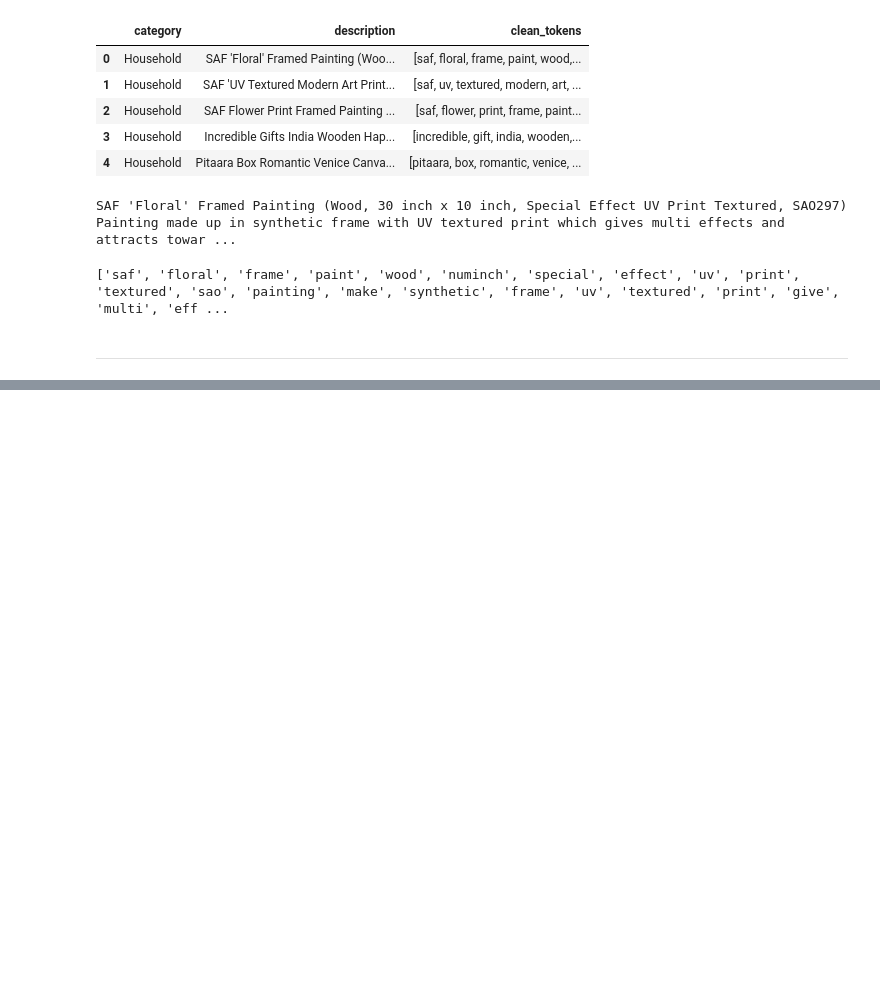
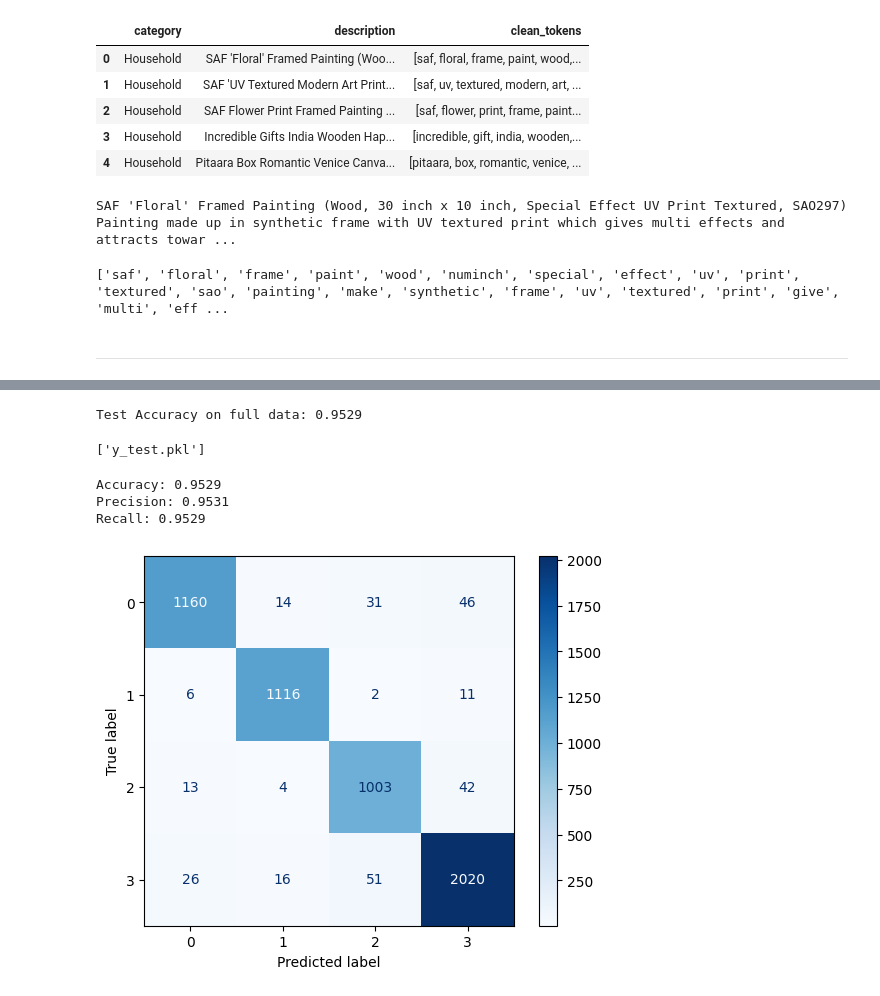
Before and after one commit to AlirezaSaffar/ecommerce-text-classifier, a Jupyter notebook: main.ipynb, the cells around one changed output, grey strips where cells are left out. Drawn from its saved outputs; the diff is of its cells as text; code cells hidden in the pictures; blank space fills up the shorter version.

Commit message:
Implement document classification pipeline: TF-IDF + Word2Vec (avg & TF-IDF weighted), train SVM/DT, save models

```diff
--- a/main.ipynb
+++ b/main.ipynb
@@ -689,0 +837,12 @@ with open('vocab.json', 'w') as f:
+# %%
+df = pd.read_csv("clean_tokens_with_category.csv")
+
+
+corpus = df['clean_tokens'].apply(eval).tolist()
+
+tfidf_results = compute_tfidf(corpus)
+
+for i, tfidf in enumerate(tfidf_results[:5]):
+    print(f"SEND {i+1} TF-IDF:")
+    print(tfidf)
+    print()
@@ -689,0 +864,23 @@ with open('vocab.json', 'w') as f:
+# %%
+y_labels = df['category'].tolist()
+le = LabelEncoder()
+y = le.fit_transform(y_labels)
+
+X = tfidf_results
+
+rows, cols, data = [], [], []
+all_features = sorted({w for d in X for w in d.keys()})
+feature_index = {f: i for i, f in enumerate(all_features)}
+
+for r, doc in enumerate(X):
+    for w, val in doc.items():
+        c = feature_index[w]
+        rows.append(r)
+        cols.append(c)
+        data.append(val)
+
+X_sparse = csr_matrix((data, (rows, cols)), shape=(len(X), len(all_features)))
+
+X_train, X_test, y_train, y_test = train_test_split(
+    X_sparse, y, test_size=0.2, random_state=42, stratify=y
+)
@@ -689,0 +919,22 @@ with open('vocab.json', 'w') as f:
+# %%
+best_config = {'kernel': 'linear', 'C': 10}
+traintfidf(best_config,X_train,y_train,X_test,y_test)
+# %% [output]
+Test Accuracy on full data: 0.9529
+# %%
+joblib.dump(X_train, "X_train.pkl")
+joblib.dump(y_train, "y_train.pkl")
+joblib.dump(X_test, "X_test.pkl")
+joblib.dump(y_test, "y_test.pkl")
+# %% [output]
+['y_test.pkl']
+# %%
+model = joblib.load("svm_best_model.pkl")
+
+
+evaluate_model(model, X_test, y_test)
+# %% [output]
+Accuracy: 0.9529
+Precision: 0.9531
+Recall: 0.9529
+[figure, added]
```
Also changed, not shown: parts of 23 cells of this notebook, 3 other files.
